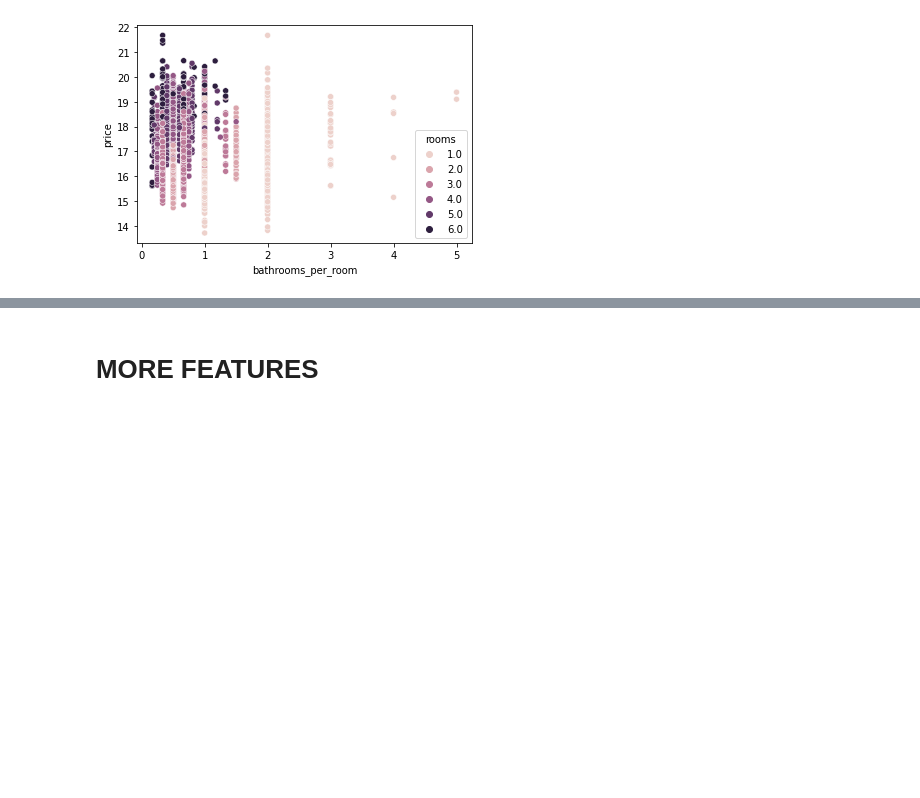
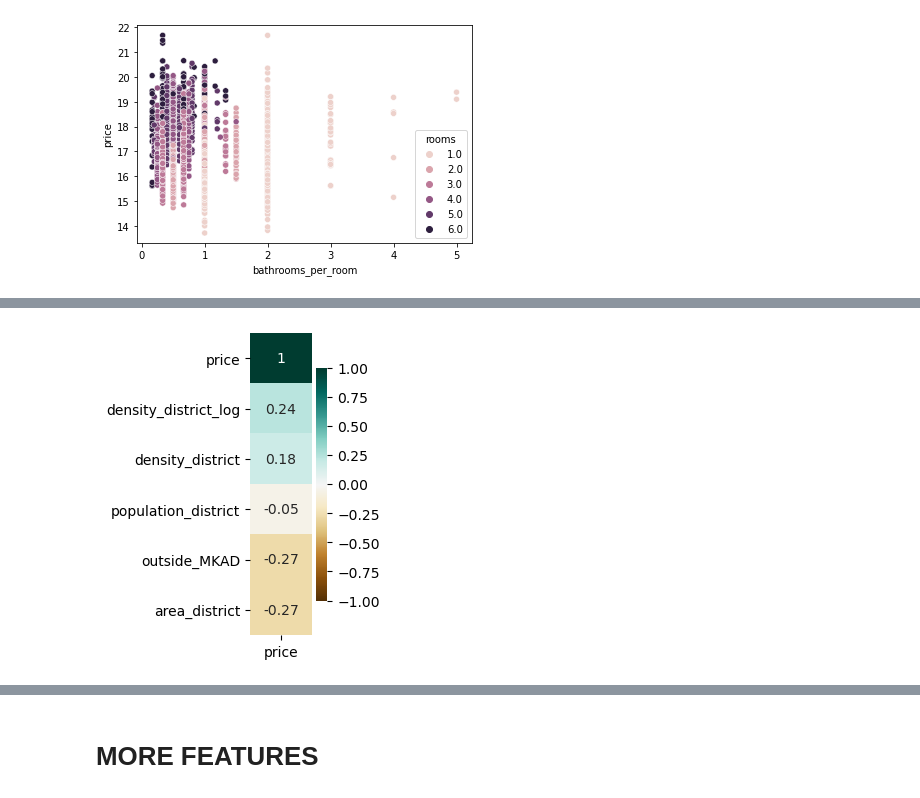
Before and after one commit to henrfj/TDT4173-ML, a Jupyter notebook: hasse-testsite/LightGBM.ipynb, the cells around one changed output, grey strips where cells are left out. Saved outputs shown, nothing was run; the diff lists cells and outputs as text; code cells hidden in the pictures; blank space fills up the shorter version.

```diff
--- a/hasse-testsite/LightGBM.ipynb
+++ b/hasse-testsite/LightGBM.ipynb
@@ -1481,0 +1577,25 @@ plt.show()
+# %%
+density_district = [density[row['district']] for _,row in train_labels.iterrows()]
+population_district = [population[row['district']] for _,row in train_labels.iterrows()]
+area_district = [district_area[row['district']] for _,row in train_labels.iterrows()]
+outside_MKAD = [1 if (row["district"] in [9,10,11]) else 0 for _,row in train.iterrows()]
+
+train_labels["density_district"] = density_district
+train_labels["population_district"] = population_district
+train_labels["area_district"] = area_district
+train_labels["outside_MKAD"] = outside_MKAD
+train_labels["density_district_log"] = np.log(train_labels['density_district'])
+# %%
+f, ax = plt.subplots(figsize=(1, 4), dpi=100)
+heatmap = sns.heatmap(pd.merge(train_labels[[
+    'density_district',
+    'population_district',
+    'area_district',
+    'outside_MKAD',
+    'density_district_log',
+    ]],
+                               np.log(train_targets),
+                               left_index=True,
+                               right_index=True).corr()[['price']].sort_values(by='price', ascending=False), vmin=-1, vmax=1, annot=True, cmap='BrBG', ax=ax)
+# %% [output]
+[figure, added]
```
Also changed, not shown: parts of 24 cells of this notebook, 12 other files.
